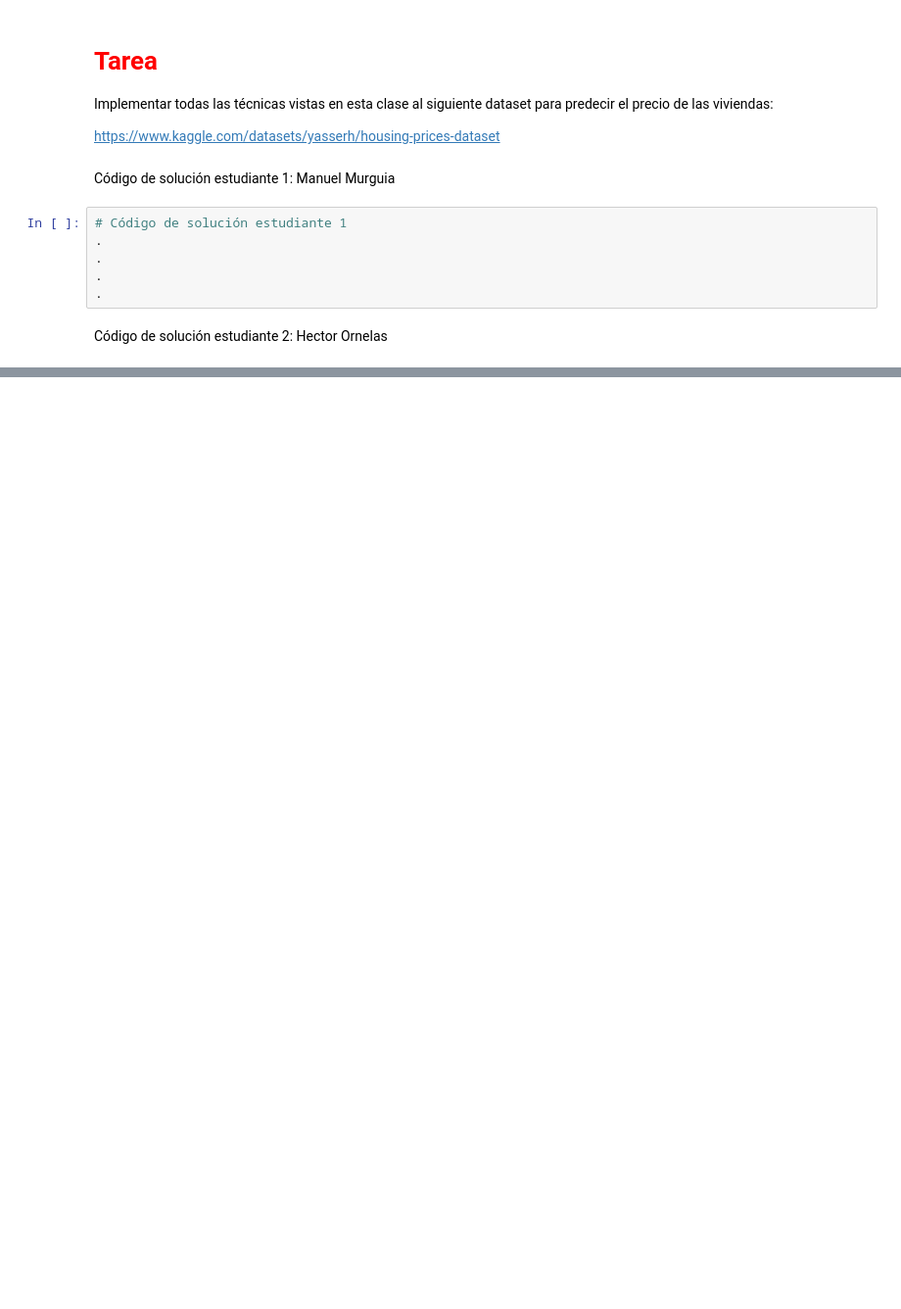
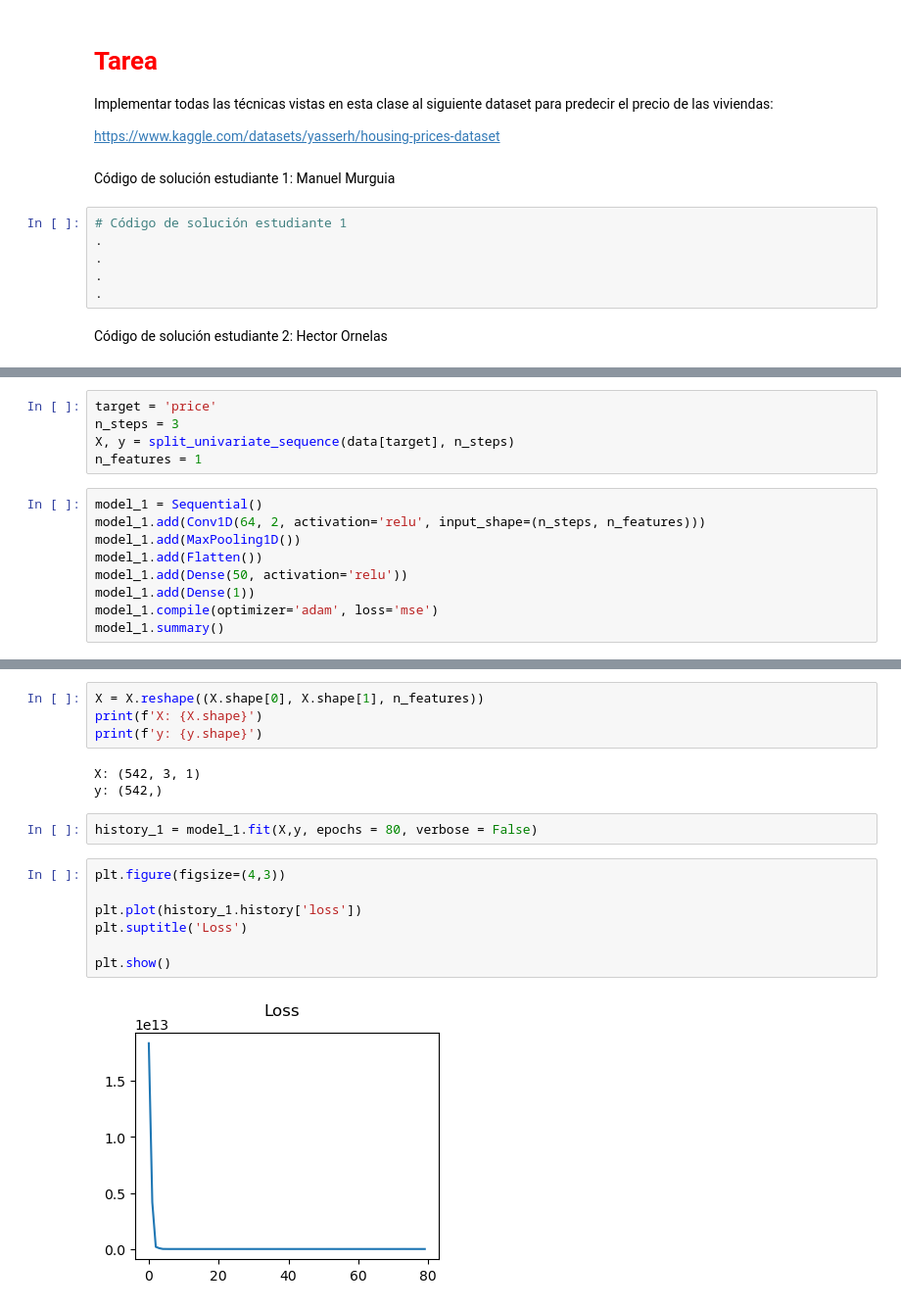
Before and after one commit to ManuelMurguia/ProyectoConjunto_T5_MAMurguia_HCOrnelas, a Jupyter notebook: Tarea5.ipynb, the cells around one changed output, grey strips where cells are left out. Shown: that part at 98% size. Cells and saved outputs as stored; diff of their text form; blank space fills up the shorter version.

```diff
--- a/Tarea5.ipynb
+++ b/Tarea5.ipynb
@@ -43,0 +76,14 @@ Código de solución estudiante 2: Hector Ornelas
+# %%
+target = 'price'
+n_steps = 3
+X, y = split_univariate_sequence(data[target], n_steps)
+n_features = 1
+# %%
+model_1 = Sequential()
+model_1.add(Conv1D(64, 2, activation='relu', input_shape=(n_steps, n_features)))
+model_1.add(MaxPooling1D())
+model_1.add(Flatten())
+model_1.add(Dense(50, activation='relu'))
+model_1.add(Dense(1))
+model_1.compile(optimizer='adam', loss='mse')
+model_1.summary()
@@ -43,0 +108,18 @@ Código de solución estudiante 2: Hector Ornelas
+# %%
+X = X.reshape((X.shape[0], X.shape[1], n_features))
+print(f'X: {X.shape}')
+print(f'y: {y.shape}')
+# %% [output]
+X: (542, 3, 1)
+y: (542,)
+# %%
+history_1 = model_1.fit(X,y, epochs = 80, verbose = False)
+# %%
+plt.figure(figsize=(4,3))
+
+plt.plot(history_1.history['loss'])
+plt.suptitle('Loss')
+
+plt.show()
+# %% [output]
+[figure, added]
```
Also changed, not shown: parts of 69 cells of this notebook.
